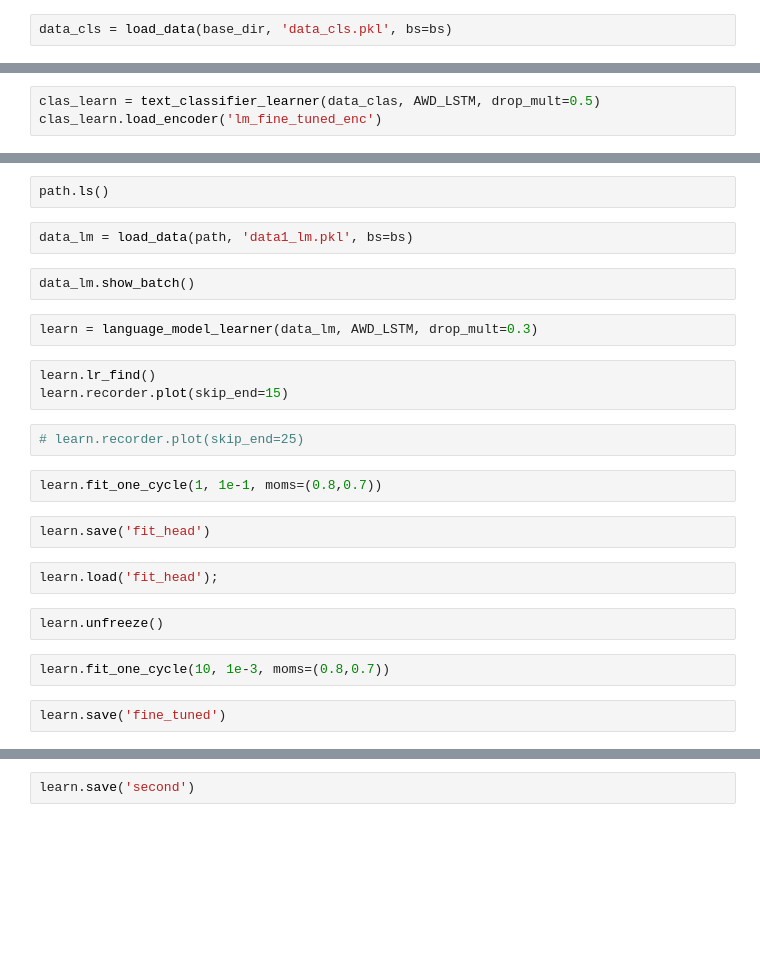
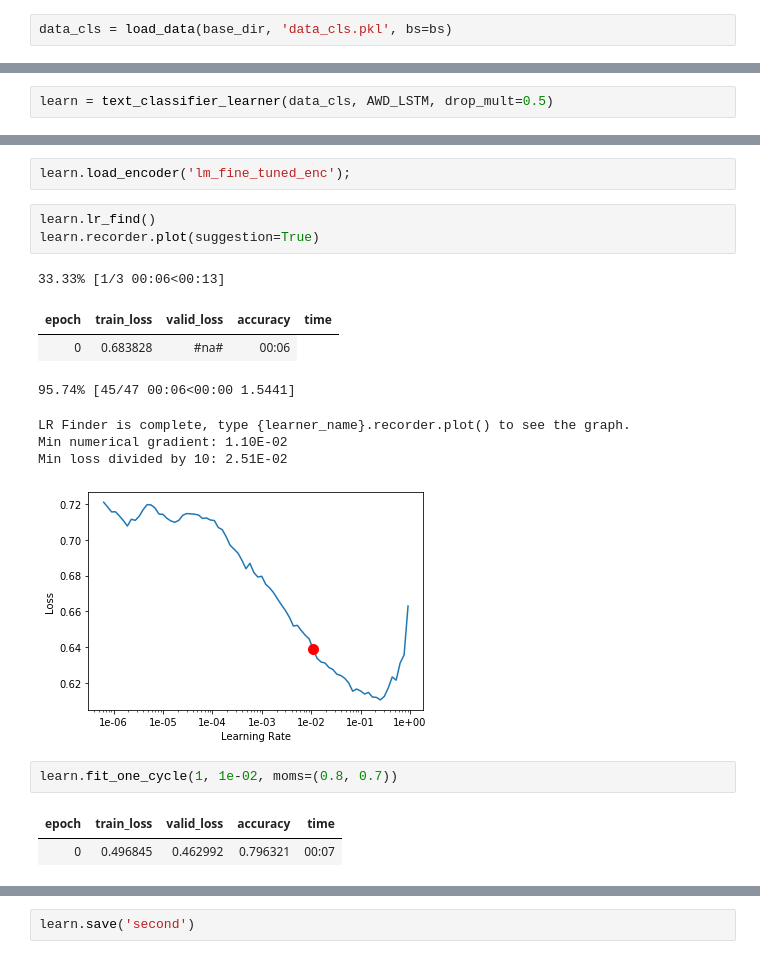
Before and after one commit to rajibmondal/Projects.NLP, a Jupyter notebook: NLP_with_Disaster_Tweets2.ipynb, the cells around one changed output, grey strips where cells are left out. Saved outputs shown, nothing was run; the diff lists cells and outputs as text; blank space fills up the shorter version.

```diff
--- a/NLP_with_Disaster_Tweets2.ipynb
+++ b/NLP_with_Disaster_Tweets2.ipynb
@@ -341,3 +377,2 @@ data_cls = load_data(base_dir, 'data_cls.pkl', bs=bs)
 # %%
-clas_learn = text_classifier_learner(data_clas, AWD_LSTM, drop_mult=0.5)
-clas_learn.load_encoder('lm_fine_tuned_enc')
+learn = text_classifier_learner(data_cls, AWD_LSTM, drop_mult=0.5)
@@ -438,25 +379,19 @@ data.save('data1_lm.pkl')
-# %%
-path.ls()
-# %%
-data_lm = load_data(path, 'data1_lm.pkl', bs=bs)
-# %%
-data_lm.show_batch()
-# %%
-learn = language_model_learner(data_lm, AWD_LSTM, drop_mult=0.3)
+# %%
+learn.load_encoder('lm_fine_tuned_enc');
 # %%
 learn.lr_find()
-learn.recorder.plot(skip_end=15)
+learn.recorder.plot(suggestion=True)
+# %% [output]
+33.33% [1/3 00:06<00:13]
+| epoch | train_loss | valid_loss | accuracy | time |
+| 0 | 0.683828 | #na# | 00:06 |
+95.74% [45/47 00:06<00:00 1.5441]
+LR Finder is complete, type {learner_name}.recorder.plot() to see the graph.
+Min numerical gradient: 1.10E-02
+Min loss divided by 10: 2.51E-02
+[figure, added]
-# %%
-# learn.recorder.plot(skip_end=25)
 # %%
-learn.fit_one_cycle(1, 1e-1, moms=(0.8,0.7))
+learn.fit_one_cycle(1, 1e-02, moms=(0.8, 0.7))
+# %% [output]
+| epoch | train_loss | valid_loss | accuracy | time |
+| 0 | 0.496845 | 0.462992 | 0.796321 | 00:07 |
-# %%
-learn.save('fit_head')
-# %%
-learn.load('fit_head');
-# %%
-learn.unfreeze()
-# %%
-learn.fit_one_cycle(10, 1e-3, moms=(0.8,0.7))
-# %%
-learn.save('fine_tuned')
```
Also changed, not shown: parts of 78 cells of this notebook.
